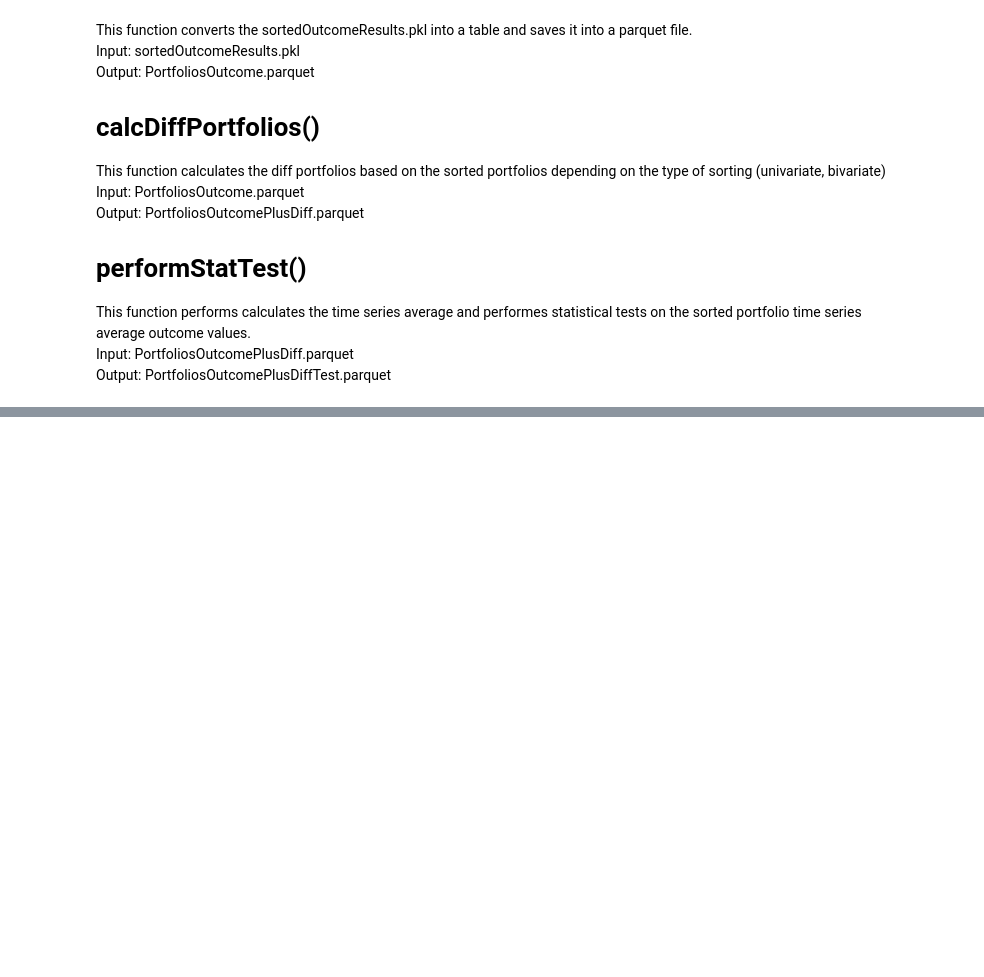
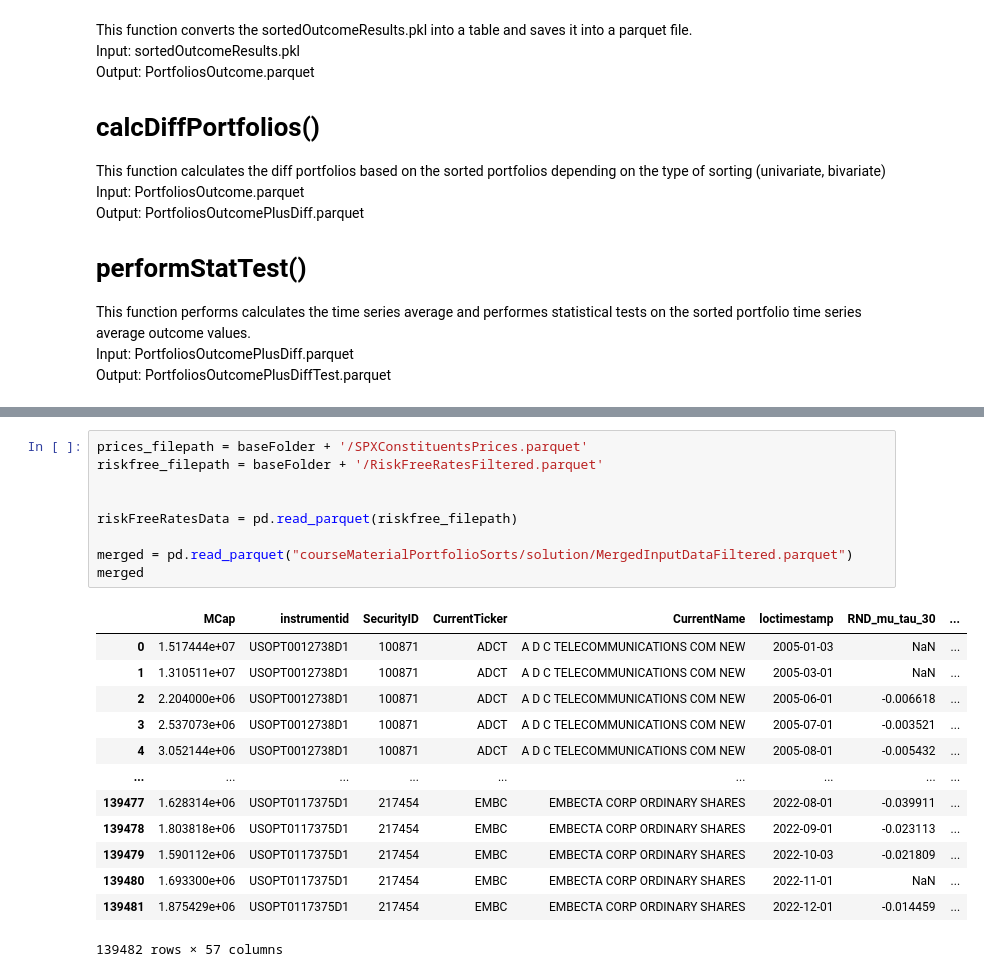
Before and after one commit to levmilarl/Financial_DS_focus_sessions, a Jupyter notebook: Focus Session 8/PS_PortfolioSorts_BSc_Solution_Level1.ipynb, the cells around one changed output, grey strips where cells are left out. Saved outputs shown, nothing was run; the diff lists cells and outputs as text; blank space fills up the shorter version.

Commit message:
big data

```diff
--- a/Focus Session 8/PS_PortfolioSorts_BSc_Solution_Level1.ipynb
+++ b/Focus Session 8/PS_PortfolioSorts_BSc_Solution_Level1.ipynb
@@ -746,0 +743,23 @@ PortfolioSortsPipeline().runPipeline()
+# %%
+prices_filepath = baseFolder + '/SPXConstituentsPrices.parquet'
+riskfree_filepath = baseFolder + '/RiskFreeRatesFiltered.parquet'
+
+
+riskFreeRatesData = pd.read_parquet(riskfree_filepath)
+
+merged = pd.read_parquet("courseMaterialPortfolioSorts/solution/MergedInputDataFiltered.parquet")
+merged
+# %% [output]
+|  | MCap | instrumentid | SecurityID | CurrentTicker | CurrentName | loctimestamp | RND_mu_tau_30 | ... |
+| 0 | 1.517444e+07 | USOPT0012738D1 | 100871 | ADCT | A D C TELECOMMUNICATIONS COM NEW | 2005-01-03 | NaN | ... |
+| 1 | 1.310511e+07 | USOPT0012738D1 | 100871 | ADCT | A D C TELECOMMUNICATIONS COM NEW | 2005-03-01 | NaN | ... |
+| 2 | 2.204000e+06 | USOPT0012738D1 | 100871 | ADCT | A D C TELECOMMUNICATIONS COM NEW | 2005-06-01 | -0.006618 | ... |
+| 3 | 2.537073e+06 | USOPT0012738D1 | 100871 | ADCT | A D C TELECOMMUNICATIONS COM NEW | 2005-07-01 | -0.003521 | ... |
+| 4 | 3.052144e+06 | USOPT0012738D1 | 100871 | ADCT | A D C TELECOMMUNICATIONS COM NEW | 2005-08-01 | -0.005432 | ... |
+| ... | ... | ... | ... | ... | ... | ... | ... | ... |
+| 139477 | 1.628314e+06 | USOPT0117375D1 | 217454 | EMBC | EMBECTA CORP ORDINARY SHARES | 2022-08-01 | -0.039911 | ... |
+| 139478 | 1.803818e+06 | USOPT0117375D1 | 217454 | EMBC | EMBECTA CORP ORDINARY SHARES | 2022-09-01 | -0.023113 | ... |
+| 139479 | 1.590112e+06 | USOPT0117375D1 | 217454 | EMBC | EMBECTA CORP ORDINARY SHARES | 2022-10-03 | -0.021809 | ... |
+| 139480 | 1.693300e+06 | USOPT0117375D1 | 217454 | EMBC | EMBECTA CORP ORDINARY SHARES | 2022-11-01 | NaN | ... |
+| 139481 | 1.875429e+06 | USOPT0117375D1 | 217454 | EMBC | EMBECTA CORP ORDINARY SHARES | 2022-12-01 | -0.014459 | ... |
+139482 rows × 57 columns
```
Also changed, not shown: parts of 1 cell of this notebook, 31 other files.
